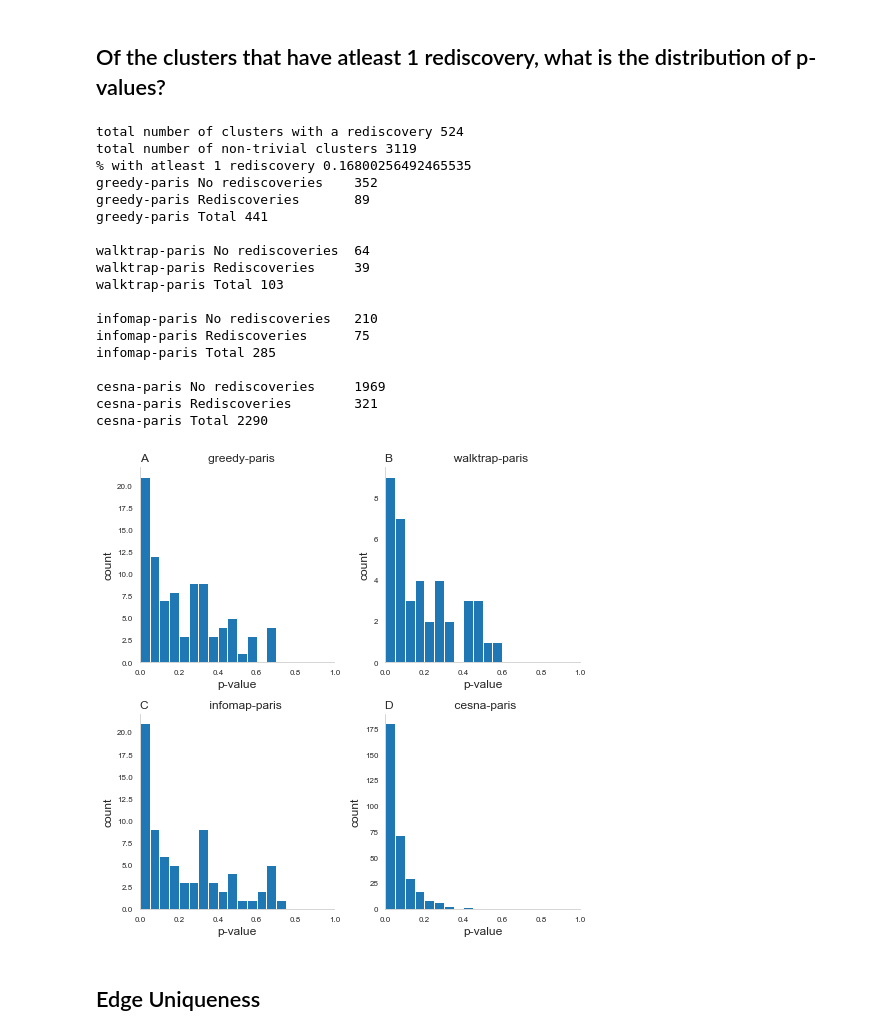
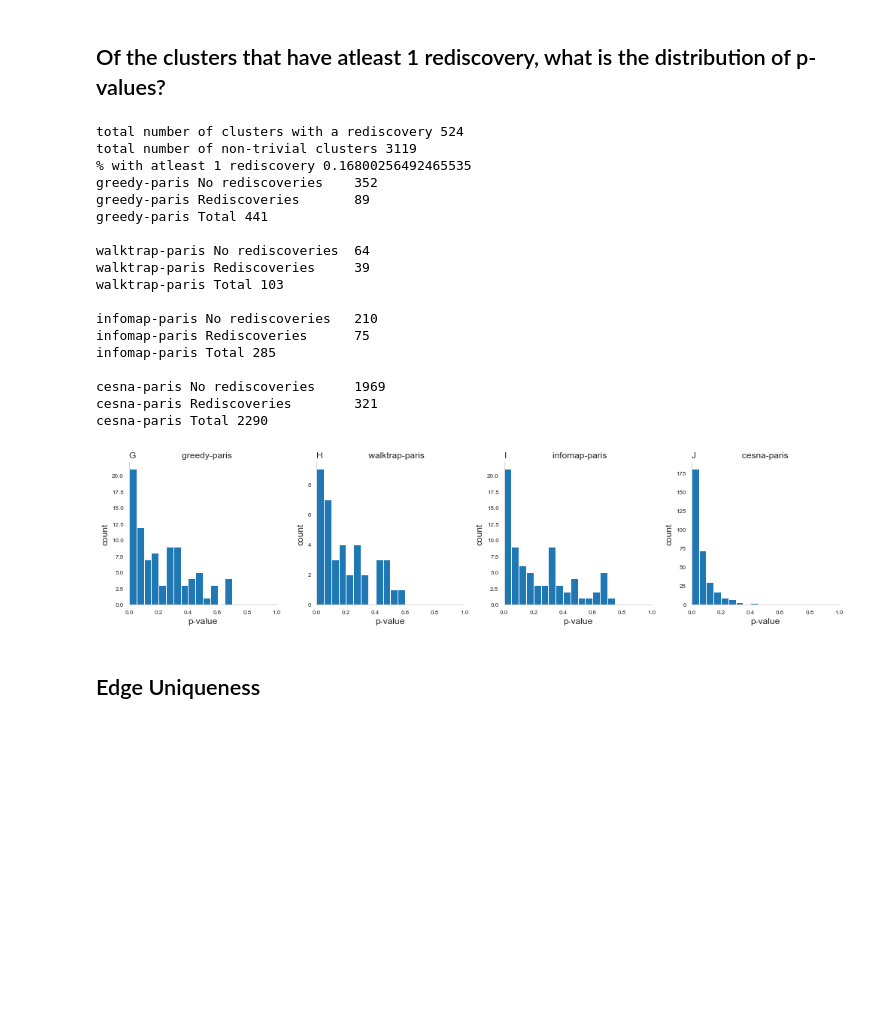
Before and after one commit to MSBradshaw/BOCC, a Jupyter notebook: Experiments/make_figures.ipynb, the cells around one changed output. Saved outputs shown, nothing was run; the diff lists cells and outputs as text; code cells hidden in the pictures; blank space fills up the shorter version.

Commit message:
figure format/organization updates and changes

```diff
--- a/Experiments/make_figures.ipynb
+++ b/Experiments/make_figures.ipynb
@@ -323,7 +324,7 @@ fig, axes = plt.subplots(4,2)
 fig.set_size_inches(12, 6)
 
 spaces = '                                     '
-letters = ['A','B','C','D']
+letters = ['B','C','D','E']
 for i,n in enumerate(zip([g_coms,w_coms,i_coms,c_coms],['greedy','walktrap','infomap','cesna'])):
     print(i,n[1])
     xs = [ len(c.members) for c in n[0]]
@@ -335,7 +336,7 @@ for i,n in enumerate(zip([g_coms,w_coms,i_coms,c_coms],['greedy','walktrap','inf
     clear_ax(axes[i,0],bottom=True, left=True)
 
 spaces = '                                 '
-letters = ['E','F','G','H']
+letters = ['F','G','H','I']
 for i,n in enumerate(zip([g_subcoms,w_subcoms,i_subcoms,c_subcoms],['greedy-paris','walktrap-paris','infomap-paris','cesna-paris'])):
     print(i,n[1])
     xs = [ len(c.members) for c in n[0]]
@@ -498,47 +501,47 @@ print('total number of clusters with a rediscovery',l2r_p_df['has_a_rediscovery'
 # total number of clusters
 print('total number of non-trivial clusters', l2r_p_df.shape[0])
 print('% with atleast 1 rediscovery', l2r_p_df['has_a_rediscovery'].sum() / l2r_p_df.shape[0])
-fig, ax = plt.subplots(2,2)
-fig.set_size_inches(7, 7)
-letters = ['A','B','C','D']
+fig, ax = plt.subplots(1,4)
+fig.set_size_inches(14, 3.5)
+letters = ['G','H','I','J']
 for i,algo in enumerate(l2r_p_df['algorithm'].unique()):
     sub = l2r_p_df[l2r_p_df['algorithm'] == algo]
     subsub = sub[sub['has_a_rediscovery'] == True]
     print(algo, 'No rediscoveries\t', sub.shape[0] - sub['has_a_rediscovery'].sum())
     print(algo, 'Rediscoveries\t', sub['has_a_rediscovery'].sum())
     print(algo, 'Total', sub.shape[0])
     print()
     # specify bins for hist that are 0 - 1 by 0.05
     # list(range(0,1.05,0.05))
-    ax[i//2,i%2].hist(subsub['p-value'], bins=20, range=(0,1))
-    ax[i//2,i%2].set_title(letters[i] + '                  ' + algo,loc='left',fontsize=std_fontsize)
-    ax[i//2,i%2].set_xlabel('p-value',fontsize=std_fontsize)
-    ax[i//2,i%2].set_ylabel('count',fontsize=std_fontsize)
+    ax[i].hist(subsub['p-value'], bins=20, range=(0,1))
+    ax[i].set_title(letters[i] + '                  ' + algo,loc='left',fontsize=std_fontsize)
+    ax[i].set_xlabel('p-value',fontsize=std_fontsize)
+    ax[i].set_ylabel('count',fontsize=std_fontsize)
     # set x range 0 - 1
-    ax[i//2,i%2].set_xlim((0,1))
-    clear_ax(ax[i//2,i%2],bottom=True, left=True)
+    ax[i].set_xlim((0,1))
+    clear_ax(ax[i],bottom=True, left=True)
 plt.tight_layout()
 plt.savefig('../PublicationFigures/rediscovery_p_values.filtered.png',dpi=300)
 # %% [output]
 total number of clusters with a rediscovery 524
 total number of non-trivial clusters 3119
 % with atleast 1 rediscovery 0.16800256492465535
 greedy-paris No rediscoveries    352
 greedy-paris Rediscoveries       89
 greedy-paris Total 441
 
 walktrap-paris No rediscoveries  64
 walktrap-paris Rediscoveries     39
 walktrap-paris Total 103
 
 infomap-paris No rediscoveries   210
 infomap-paris Rediscoveries      75
 infomap-paris Total 285
 
 cesna-paris No rediscoveries     1969
 cesna-paris Rediscoveries        321
 cesna-paris Total 2290
-[figure, old version]
+[figure, new version]
 # %% [markdown]
 ## Edge Uniqueness
 # %%
```
Also changed, not shown: parts of 5 cells of this notebook, 2 other files.
